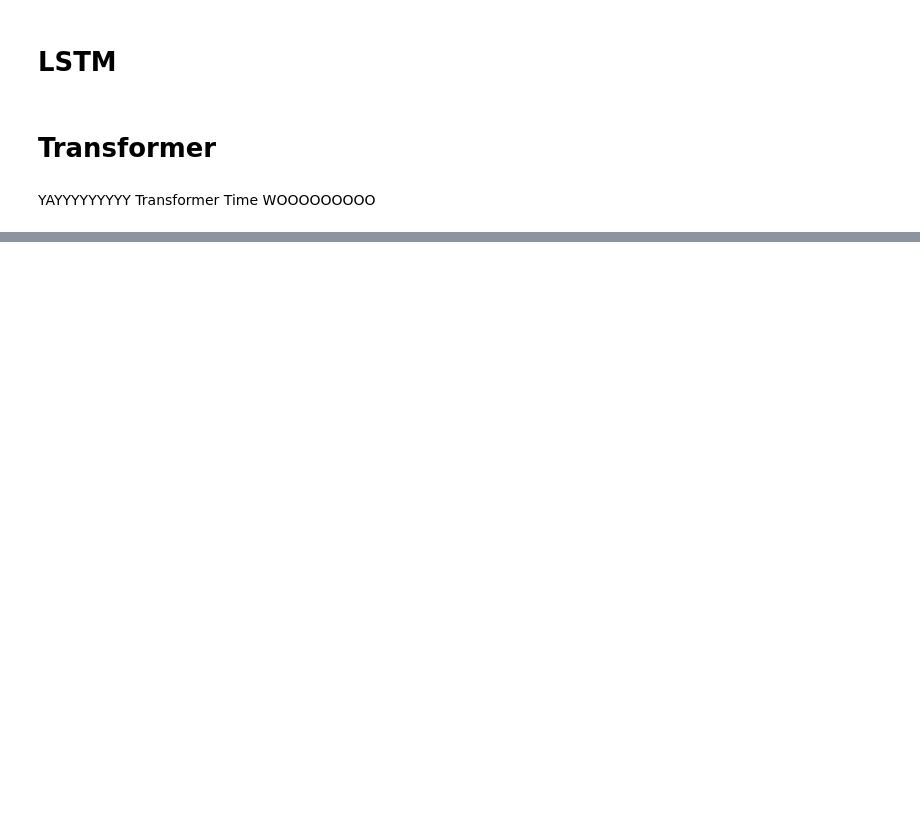
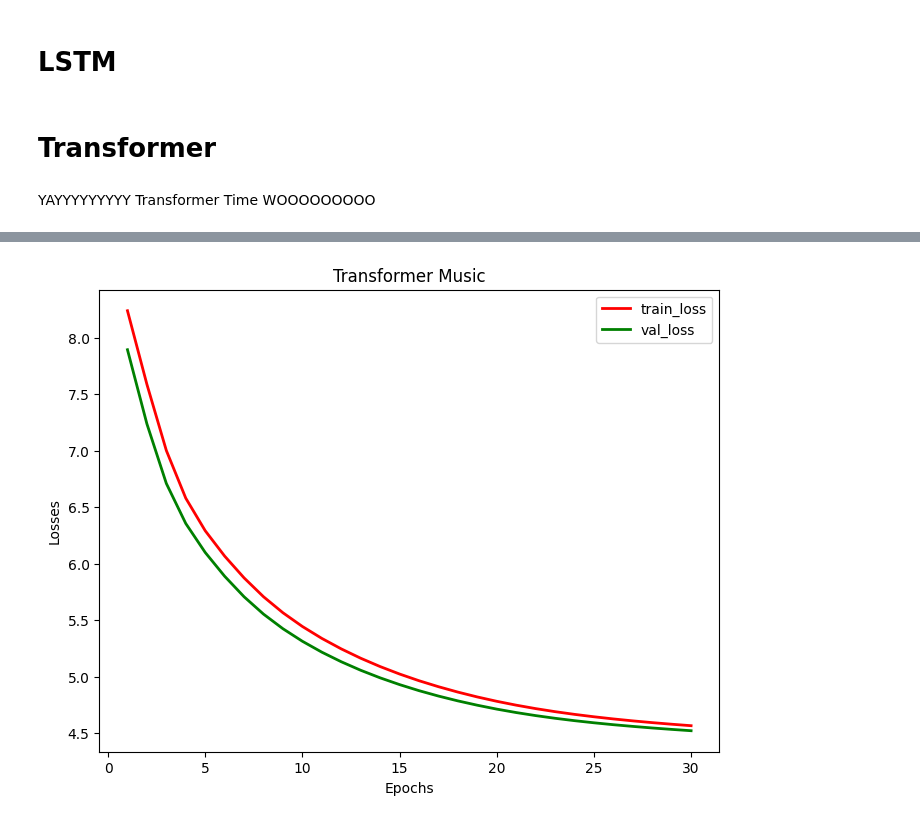
Before and after one commit to Rael-kun/NNFinal, a Jupyter notebook: NNFinal.ipynb, the cells around one changed output, grey strips where cells are left out. Cells and saved outputs as stored; diff of their text form; code cells hidden in the pictures; blank space fills up the shorter version.

```diff
--- a/NNFinal.ipynb
+++ b/NNFinal.ipynb
@@ -241,11 +281,11 @@ YAYYYYYYYYY Transformer Time WOOOOOOOOO
 # %%
 #  Model variables
 d_model = 128 # Embed Dim
-n_decoder_layers = 4 # lower if not that complex and wanting speedup
+n_decoder_layers = 2 # lower if not that complex and wanting speedup
 n_heads = 4 # Number of Attention Heads
 d_ff = 512 # Feed Forward Dimensionality (AIAYN paper reccomends 4 times d_model size)
 learning_rate = 1e-5 # Maybe increase?
-num_epochs = 1 # Change this later so it doesn't take 10 years to run
+num_epochs = 30 # Change this later so it doesn't take 10 years to run
 # %%
 # Standard positonal encoding used here, could also try time encoding since notes have different timestamps
 class PositionalEncoding(nn.Module):
@@ -321,6 +361,9 @@ model = MusicTransformer(num_tokens, d_model, n_heads, d_ff, window_length, n_de
 # Use Adam cause he's so cool
 optimizer = Adam(model.parameters(), lr=learning_rate)
 criterion = nn.CrossEntropyLoss()
+
+transformer_train_losses = []
+transformer_valid_losses = []
 
 # Training loop
 for epoch in range(num_epochs):
@@ -346,5 +389,32 @@ for epoch in range(num_epochs):
 
     # Now show average loss for epoch
     avg_epoch_loss = epoch_loss / len(training_dataloader)
+    transformer_train_losses.append(avg_epoch_loss)
     print(f"Epoch: [{epoch+1}/{num_epochs}]   Epoch Average Loss: {avg_epoch_loss}")
+
+
+
+    # Validation
+    model.eval()
+    valid_loss = 0 # cumalative loss
+
+    # Cycle through each batch
+    for batch in validation_dataloader:
+        inp = batch[:, :-1] # grabs all but last
+        tgt = batch[:, 1:] # grabs all except first (shifted once)
+
+        # Pass through model
+        output = model(inp)
+        # Determine loss
+        loss = criterion(output.view(-1, num_tokens), tgt.reshape(-1))
+        valid_loss += loss.item()
+    # Now show average loss for
+    avg_epoch_loss = valid_loss / len(validation_dataloader)
+    transformer_valid_losses.append(avg_epoch_loss)
+    print(f"Validation Loss: {avg_epoch_loss}")
+
+
+
+
+Display_Plot(train_loss=transformer_train_losses, valid_loss=transformer_valid_losses, model_name="Transformer Music")
 # %% [output]
@@ -351,0 +438 @@ Epoch: [1/1]   Epoch Average Loss: 7.350050236671381
+[figure, added]
```
Also changed, not shown: parts of 12 cells of this notebook.
